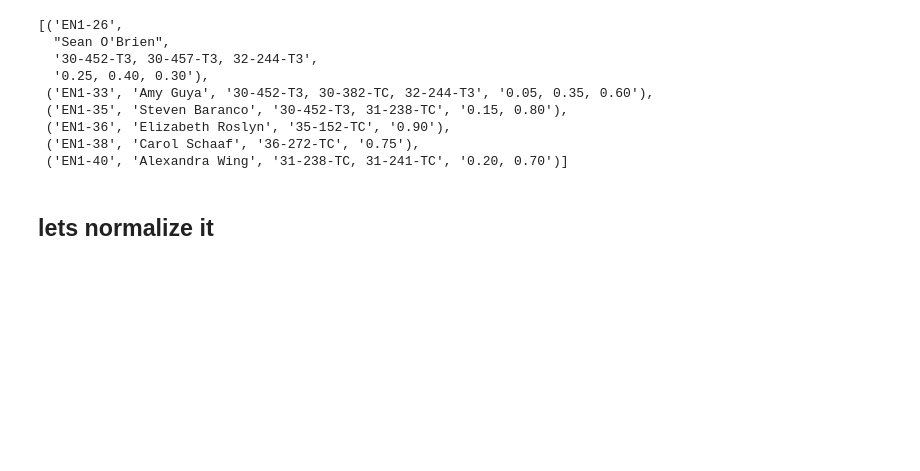
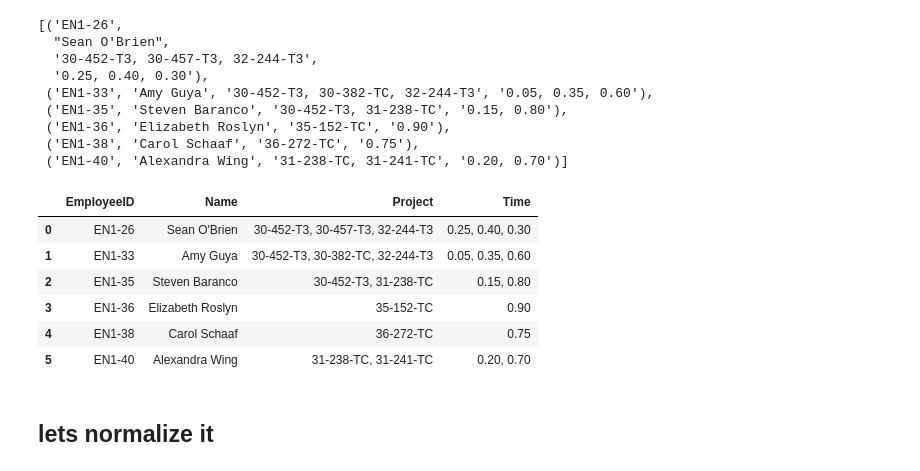
Before and after one commit to hgesel/eas503, a Jupyter notebook: week11/week11_extra.ipynb, the cells around one changed output. Saved outputs shown, nothing was run; the diff lists cells and outputs as text; code cells hidden in the pictures; blank space fills up the shorter version.

```diff
--- a/week11/week11_extra.ipynb
+++ b/week11/week11_extra.ipynb
@@ -40,6 +61,16 @@ pprint(original_table)
  ('EN1-36', 'Elizabeth Roslyn', '35-152-TC', '0.90'),
  ('EN1-38', 'Carol Schaaf', '36-272-TC', '0.75'),
  ('EN1-40', 'Alexandra Wing', '31-238-TC, 31-241-TC', '0.20, 0.70')]
+# %%
+display(pandas.read_sql_query("select * from EMPLOYEES_PROJECTS_TIME", conn))
+# %% [output]
+|  | EmployeeID | Name | Project | Time |
+| 0 | EN1-26 | Sean O'Brien | 30-452-T3, 30-457-T3, 32-244-T3 | 0.25, 0.40, 0.30 |
+| 1 | EN1-33 | Amy Guya | 30-452-T3, 30-382-TC, 32-244-T3 | 0.05, 0.35, 0.60 |
+| 2 | EN1-35 | Steven Baranco | 30-452-T3, 31-238-TC | 0.15, 0.80 |
+| 3 | EN1-36 | Elizabeth Roslyn | 35-152-TC | 0.90 |
+| 4 | EN1-38 | Carol Schaaf | 36-272-TC | 0.75 |
+| 5 | EN1-40 | Alexandra Wing | 31-238-TC, 31-241-TC | 0.20, 0.70 |
 # %% [markdown]
 ## lets normalize it
 # %%
```
Also changed, not shown: parts of 9 cells of this notebook, 2 other files.
